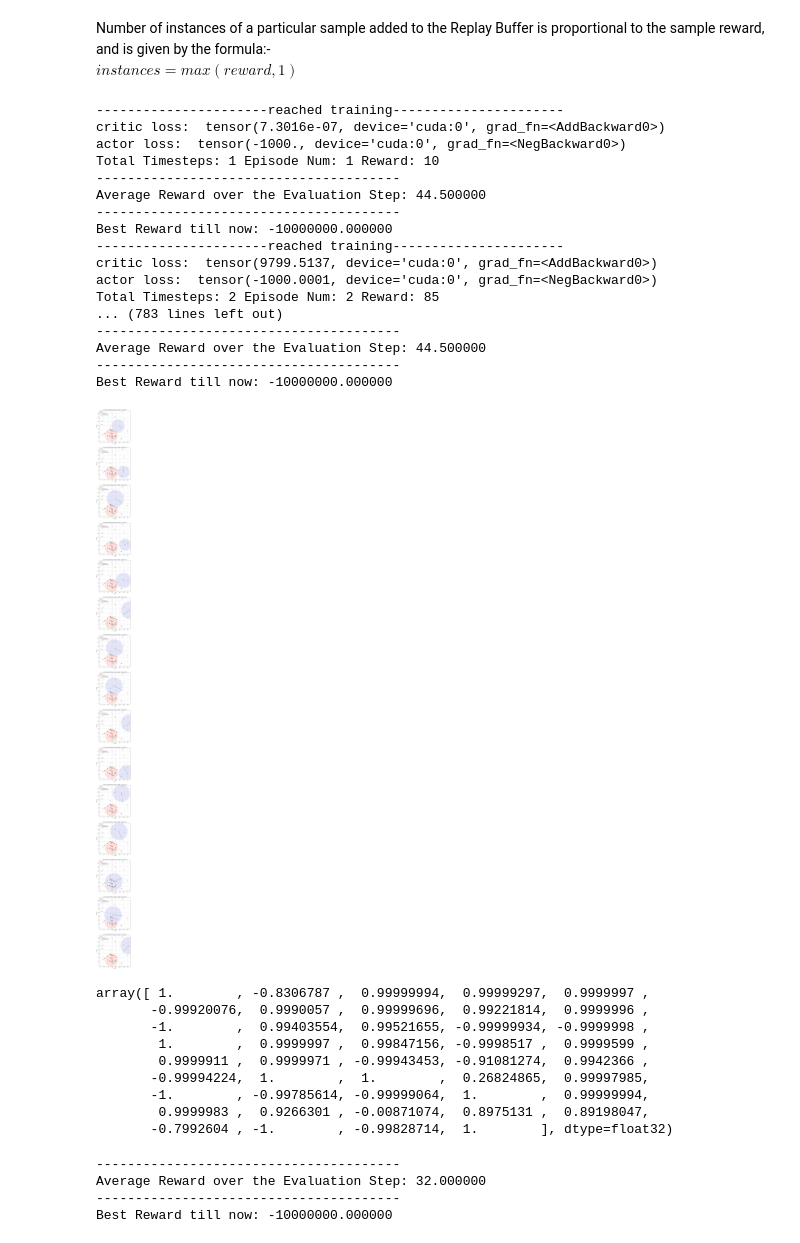
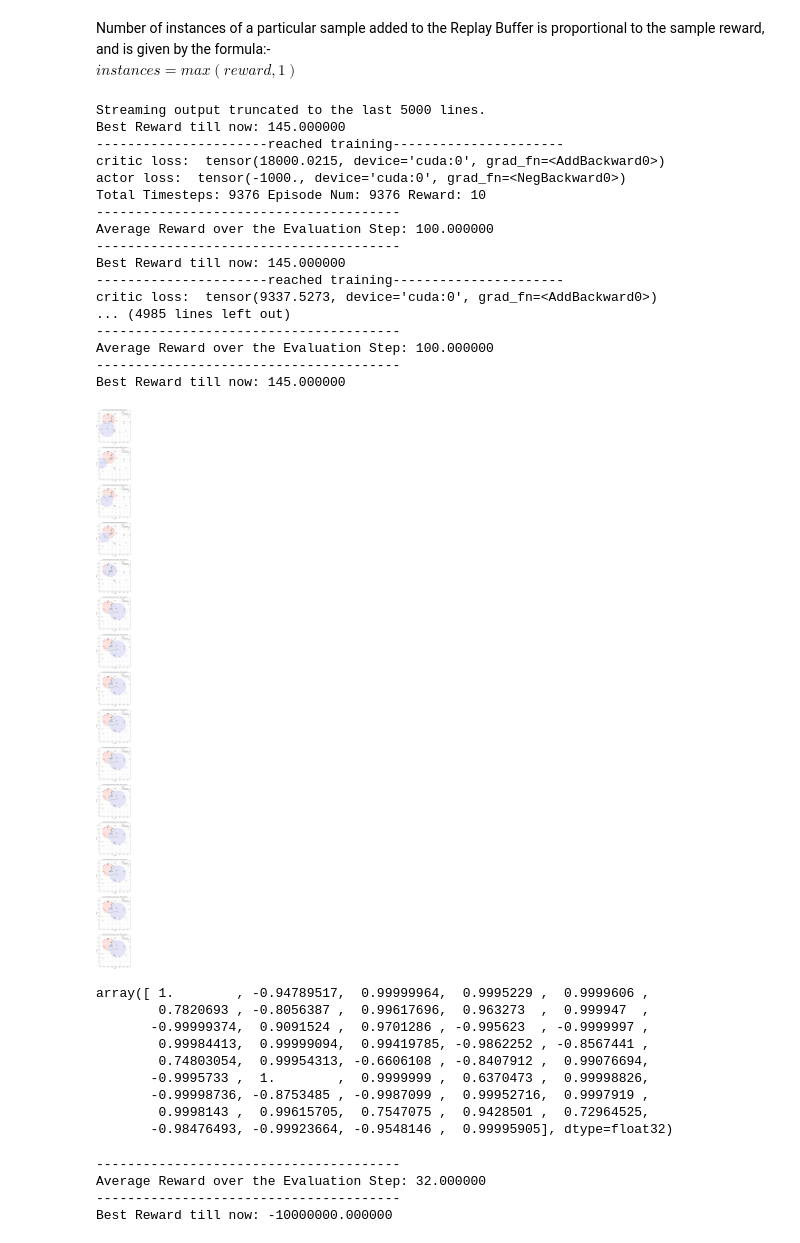
Before and after one commit to Abhi12122000/UAV_assisted_MLI_Placement, a Jupyter notebook: TD3_UAV_Single_Agent.ipynb, the cells around one changed output. Cells and saved outputs as stored; diff of their text form; code cells hidden in the pictures.

Commit message:
Trained for 1e5 steps

```diff
--- a/TD3_UAV_Single_Agent.ipynb
+++ b/TD3_UAV_Single_Agent.ipynb
@@ -357,9 +369,9 @@ def run_random_episode(policy):
 ### Training Parameters
 # %%
 seed = 0 # Random seed number
-start_timesteps = 90 # 2e4 # 5e3 # Number of iterations/timesteps before which the model randomly chooses an action, and after which it starts to use the policy network
+start_timesteps = 9990 # 2e4 # 5e3 # Number of iterations/timesteps before which the model randomly chooses an action, and after which it starts to use the policy network
 eval_freq = 1 # 200 # How often the evaluation step is performed (after how many timesteps)
-max_timesteps = 100 # 6e4 # Total number of iterations/timesteps
+max_timesteps = 10000 # 6e4 # Total number of iterations/timesteps
 save_models = True # Boolean checker whether or not to save the pre-trained model
 expl_noise = 0 # 0.1 # Exploration noise - STD value of exploration Gaussian noise
 batch_size = 100 # Size of the batch
@@ -1222,65 +1251,65 @@ while total_timesteps < max_timesteps:
   total_timesteps += 1
   policy.train(replay_buffer, episode_timesteps, batch_size, discount, tau, policy_noise, noise_clip, policy_freq)
   this_episode_UAV_positions_list.append(new_obs)
-  # if best_reward < reward:
+  if best_reward < reward:
   #     boolean_last_episode_had_best_reward = True
-  #     best_reward = max(best_reward, reward)
+      best_reward = max(best_reward, reward)
   #     env.render(fig = fig, ax = axes, i = indx, reward = str(best_reward) + ', episode number: ' + str(episode_num))
   #     indx += 1
   # env.render(fig = fig, ax = axes, i = indx, reward = str(best_reward) + ', episode number: ' + str(episode_num))
 
   # Commented for TESTING
   if start_timesteps - total_timesteps < 5:
     env.render(UAV_positions_list = this_episode_UAV_positions_list, fig = fig, ax = axes, i = indx, episode_num = str(episode_num - 1) + ', reward: ' + str(reward))
     # env.render(fig = fig, ax = axes, i = indx, reward = str(reward) + ', episode number: ' + str(episode_num))
     indx += 1
   # End of commented for TESTING
 
   # We check if the episode is done
 
   # We increase the total reward
   episode_reward += reward
 
   # We store the new transition into the Experience Replay memory (ReplayBuffer)
 
   # We update the state, the episode timestep, the total timesteps, and the timesteps since the evaluation of the policy
 
 # We add the last policy evaluation to our list of evaluations and we save our model
 evaluations.append(evaluate_policy(policy))
 print("Best Reward till now: %f" % (best_reward))
 if save_models: policy.save("%s" % (file_name), directory="./pytorch_models")
 np.save("./results/%s" % (file_name), evaluations)
 # %% [output]
+Streaming output truncated to the last 5000 lines.
+Best Reward till now: 145.000000
 ----------------------reached training----------------------
-critic loss:  tensor(7.3016e-07, device='cuda:0', grad_fn=<AddBackward0>)
+critic loss:  tensor(18000.0215, device='cuda:0', grad_fn=<AddBackward0>)
 actor loss:  tensor(-1000., device='cuda:0', grad_fn=<NegBackward0>)
-Total Timesteps: 1 Episode Num: 1 Reward: 10
+Total Timesteps: 9376 Episode Num: 9376 Reward: 10
 ---------------------------------------
-Average Reward over the Evaluation Step: 44.500000
+Average Reward over the Evaluation Step: 100.000000
 ---------------------------------------
-Best Reward till now: -10000000.000000
+Best Reward till now: 145.000000
 ----------------------reached training----------------------
-critic loss:  tensor(9799.5137, device='cuda:0', grad_fn=<AddBackward0>)
-actor loss:  tensor(-1000.0001, device='cuda:0', grad_fn=<NegBackward0>)
-Total Timesteps: 2 Episode Num: 2 Reward: 85
-... (783 lines left out)
+critic loss:  tensor(9337.5273, device='cuda:0', grad_fn=<AddBackward0>)
+... (4985 lines left out)
 ---------------------------------------
-Average Reward over the Evaluation Step: 44.500000
+Average Reward over the Evaluation Step: 100.000000
 ---------------------------------------
-Best Reward till now: -10000000.000000
+Best Reward till now: 145.000000
-[figure, old version]
+[figure, new version]
 # %%
 policy.select_action(env.initial_UAV_state)
 # %% [output]
-array([ 1.        , -0.8306787 ,  0.99999994,  0.99999297,  0.9999997 ,
-       -0.99920076,  0.9990057 ,  0.99999696,  0.99221814,  0.9999996 ,
-       -1.        ,  0.99403554,  0.99521655, -0.99999934, -0.9999998 ,
-        1.        ,  0.9999997 ,  0.99847156, -0.9998517 ,  0.9999599 ,
-        0.9999911 ,  0.9999971 , -0.99943453, -0.91081274,  0.9942366 ,
-       -0.99994224,  1.        ,  1.        ,  0.26824865,  0.99997985,
-       -1.        , -0.99785614, -0.99999064,  1.        ,  0.99999994,
-        0.9999983 ,  0.9266301 , -0.00871074,  0.8975131 ,  0.89198047,
-       -0.7992604 , -1.        , -0.99828714,  1.        ], dtype=float32)
+array([ 1.        , -0.94789517,  0.99999964,  0.9995229 ,  0.9999606 ,
+        0.7820693 , -0.8056387 ,  0.99617696,  0.963273  ,  0.999947  ,
+       -0.99999374,  0.9091524 ,  0.9701286 , -0.995623  , -0.9999997 ,
+        0.99984413,  0.99999094,  0.99419785, -0.9862252 , -0.8567441 ,
+        0.74803054,  0.99954313, -0.6606108 , -0.8407912 ,  0.99076694,
+       -0.9995733 ,  1.        ,  0.9999999 ,  0.6370473 ,  0.99998826,
+       -0.99998736, -0.8753485 , -0.9987099 ,  0.99952716,  0.9997919 ,
+        0.9998143 ,  0.99615705,  0.7547075 ,  0.9428501 ,  0.72964525,
+       -0.98476493, -0.99923664, -0.9548146 ,  0.99995905], dtype=float32)
 # %%
 fig, axes = plt.subplots(15, 2, figsize=(10, 150))
 indx = 0
```
Also changed, not shown: parts of 8 cells of this notebook.
